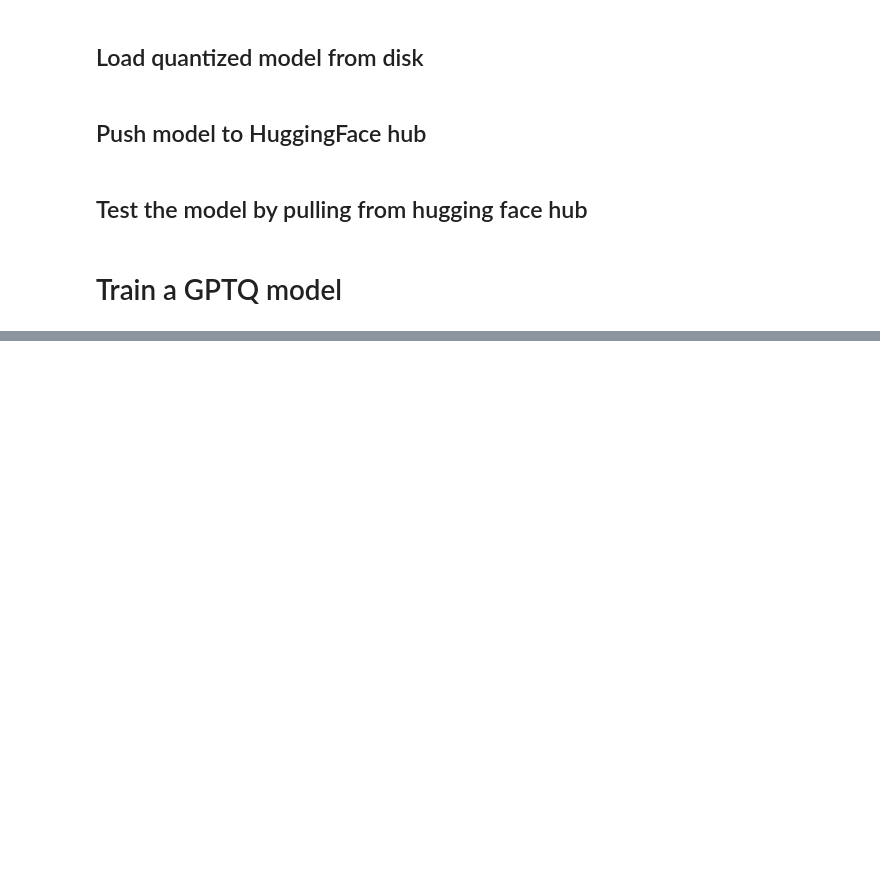
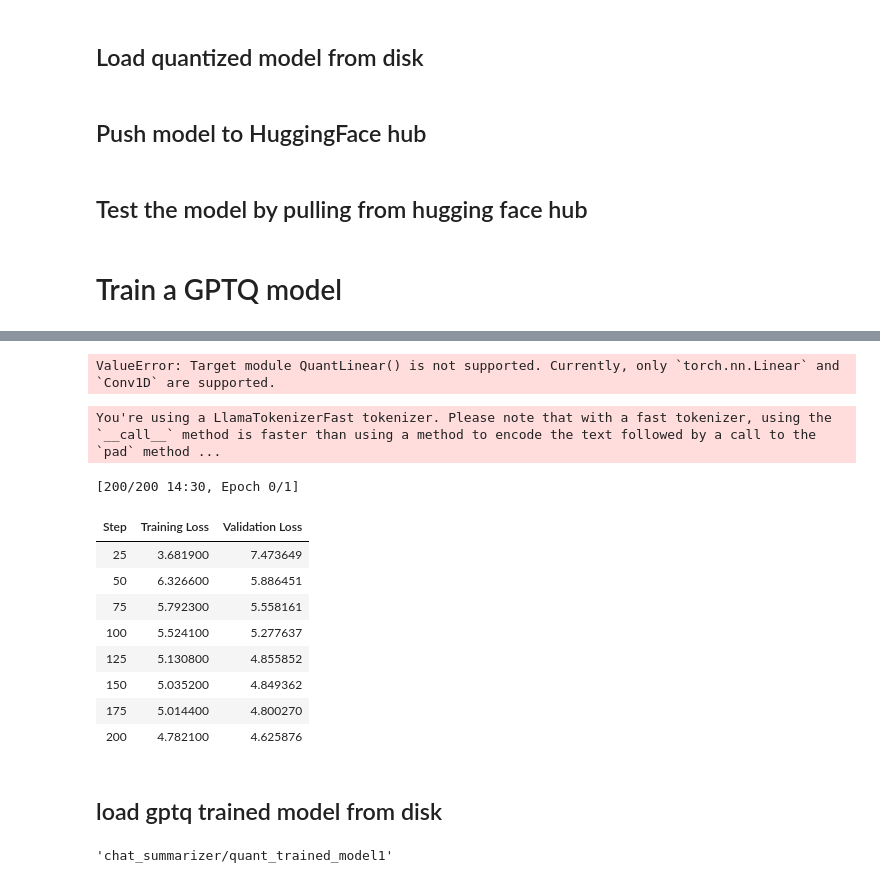
Before and after one commit to jason-brian-anderson/lora_gptq, a Jupyter notebook: lora_gptq_trainer.ipynb, the cells around one changed output, grey strips where cells are left out. Saved outputs shown, nothing was run; the diff lists cells and outputs as text; code cells hidden in the pictures; blank space fills up the shorter version.

Commit message:
breaks gptq training

```diff
--- a/lora_gptq_trainer.ipynb
+++ b/lora_gptq_trainer.ipynb
@@ -44,7 +44,7 @@ destination_hf_model_name = f"{hf_account_name}/llama2-7b-dialogsum-qlora-gptq"
 checkpoint_dir = "best_checkpoint"
 quantization_dir = 'quantized_8bit'
 merged_dir = 'merged_model'
-quantized_train_dir = 'quant_trained_model'
+quantized_train_dir = 'quant_trained_model1'
 project_path = os.path.join(project_dir, checkpoint_dir)
 quant_path = os.path.join(project_dir, quantization_dir)
 quantized_train_path = os.path.join(project_dir, quantized_train_dir)
@@ -57,17 +57,17 @@ lora_alpha = lora_r * 2
 lora_dropout = 0.05
 
 #training hparams
-epochs = 2
-per_device_train_batch_size=8
+epochs = 1
+per_device_train_batch_size=4
 gradient_accumulation_steps=4
 early_stopping_patience = 3
-learning_rate = 3e-4
-logging_steps = 25
+learning_rate = 1e-4
+logging_steps = 50
 device = "cuda"
-max_training_sample_length = 2048
+max_training_sample_length = 512
 
 #quantization params
-quantization_bits = 8
+quantization_bits = 4
 # %% [markdown]
 ## State of working directory
 # %%
@@ -712,0 +754,47 @@ trainer.train()
+# %%
+model = get_peft_model(model, config)
+print(type(model))
+model.print_trainable_parameters()
+# %% [output]
+ValueError: Target module QuantLinear() is not supported. Currently, only `torch.nn.Linear` and `Conv1D` are supported.
+# %%
+if True:
+
+    trainer = SFTTrainer(
+        #model=model,
+        #args=args,
+        #train_dataset=dataset,
+        #peft_config=config,
+        #dataset_text_field="text",
+        #tokenizer=tokenizer,
+        #packing=False,
+        #max_seq_length=512),
+        model=model,
+
+
+        train_dataset=train_dataset,
+        eval_dataset=test_dataset,
+        peft_config=config,  # passing peft config
+        dataset_text_field="text",  # mentioned the required column
+        args=training_args,  # training agruments
+        tokenizer=tokenizer,  # tokenizer
+        packing=False,
+        max_seq_length=max_training_sample_length,
+        callbacks=[EarlyStoppingCallback(early_stopping_patience=early_stopping_patience)],
+
+    )
+
+
+    trainer.train()
+# %% [output]
+You're using a LlamaTokenizerFast tokenizer. Please note that with a fast tokenizer, using the `__call__` method is faster than using a method to encode the text followed by a call to the `pad` method ...
+[200/200 14:30, Epoch 0/1]
+| Step | Training Loss | Validation Loss |
+| 25 | 3.681900 | 7.473649 |
+| 50 | 6.326600 | 5.886451 |
+| 75 | 5.792300 | 5.558161 |
+| 100 | 5.524100 | 5.277637 |
+| 125 | 5.130800 | 4.855852 |
+| 150 | 5.035200 | 4.849362 |
+| 175 | 5.014400 | 4.800270 |
+| 200 | 4.782100 | 4.625876 |
@@ -713 +803,7 @@ trainer.train()
+# %% [markdown]
+## load gptq trained model from disk
+# %%
+quantized_train_path
+# %% [output]
+'chat_summarizer/quant_trained_model1'
 # %%
```
Also changed, not shown: parts of 25 cells of this notebook.
